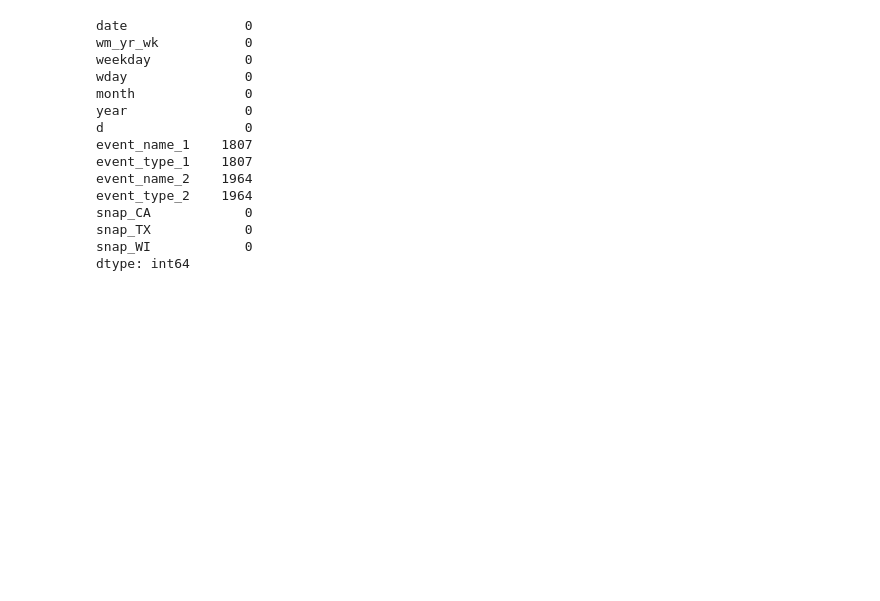
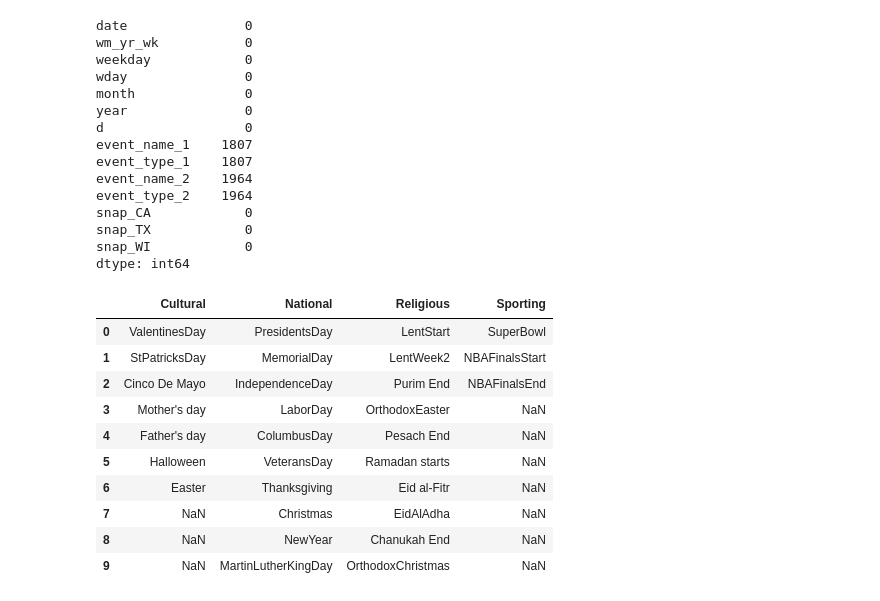
Before and after one commit to ElizabethSebastian/Sales-Forecasting, a Jupyter notebook: Sales Forecasting.ipynb, the cells around one changed output. Cells and saved outputs as stored; diff of their text form; code cells hidden in the pictures; blank space fills up the shorter version.

```diff
--- a/Sales Forecasting.ipynb
+++ b/Sales Forecasting.ipynb
@@ -441,3 +429,25 @@ snap_CA            0
 snap_TX            0
 snap_WI            0
 dtype: int64
+# %%
+event1=calender[['event_name_1','event_type_1']]
+event2=calender[['event_name_2','event_type_2']]
+event2.columns=['event_name_1','event_type_1']
+#event=pd.concat([event1,event2], ignore_index = True)
+event=pd.concat([event1,event2])
+event = event.dropna().drop_duplicates()
+event
+event_dict = {k: g['event_name_1'].tolist() for k, g in event.groupby('event_type_1')}
+pd.DataFrame(dict([(k, pd.Series(v)) for k,v in event_dict.items()]))
+# %% [output]
+|  | Cultural | National | Religious | Sporting |
+| 0 | ValentinesDay | PresidentsDay | LentStart | SuperBowl |
+| 1 | StPatricksDay | MemorialDay | LentWeek2 | NBAFinalsStart |
+| 2 | Cinco De Mayo | IndependenceDay | Purim End | NBAFinalsEnd |
+| 3 | Mother's day | LaborDay | OrthodoxEaster | NaN |
+| 4 | Father's day | ColumbusDay | Pesach End | NaN |
+| 5 | Halloween | VeteransDay | Ramadan starts | NaN |
+| 6 | Easter | Thanksgiving | Eid al-Fitr | NaN |
+| 7 | NaN | Christmas | EidAlAdha | NaN |
+| 8 | NaN | NewYear | Chanukah End | NaN |
+| 9 | NaN | MartinLutherKingDay | OrthodoxChristmas | NaN |
```
Also changed, not shown: parts of 22 cells of this notebook, 1 other file.
